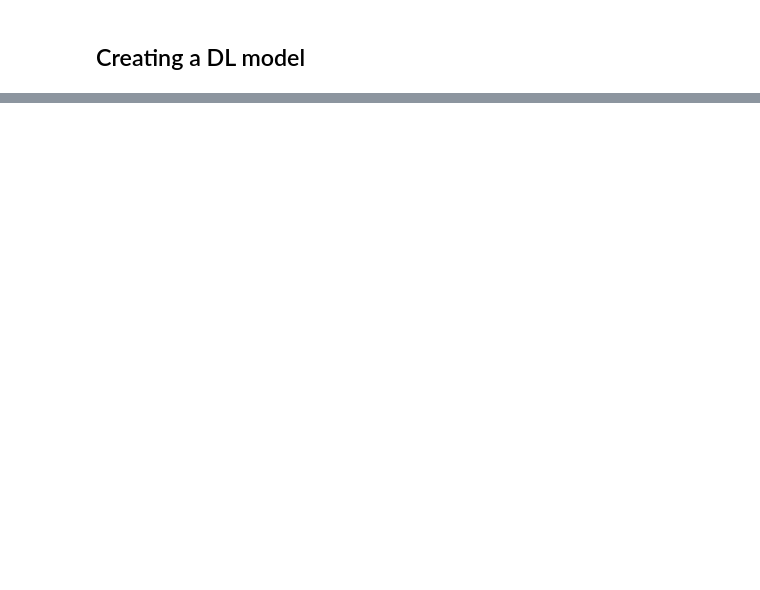
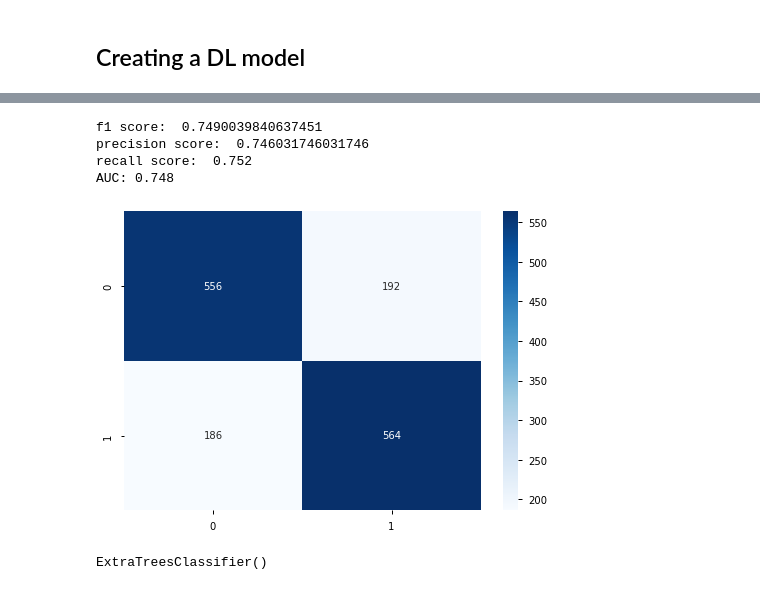
Before and after one commit to tikendraw/churn-prediction-mlops, a Jupyter notebook: Churn_modeling.ipynb, the cells around one changed output, grey strips where cells are left out. Saved outputs shown, nothing was run; the diff lists cells and outputs as text; code cells hidden in the pictures; blank space fills up the shorter version.

```diff
--- a/Churn_modeling.ipynb
+++ b/Churn_modeling.ipynb
@@ -313,0 +418,16 @@ sns.heatmap(cm, annot=True, fmt = 'g',cmap = 'summer')
+# %%
+ypreddd = log.predict(xtest)
+# %%
+all_metrics(ytest,ypreddd)
+# %% [output]
+f1 score:  0.7490039840637451
+precision score:  0.746031746031746
+recall score:  0.752
+AUC: 0.748
+[figure, added]
+# %%
+from sklearn.ensemble import ExtraTreesClassifier
+extra = ExtraTreesClassifier()
+extra.fit(xtrain, ytrain)
+# %% [output]
+ExtraTreesClassifier()
```
Also changed, not shown: parts of 52 cells of this notebook, 14 other files.
